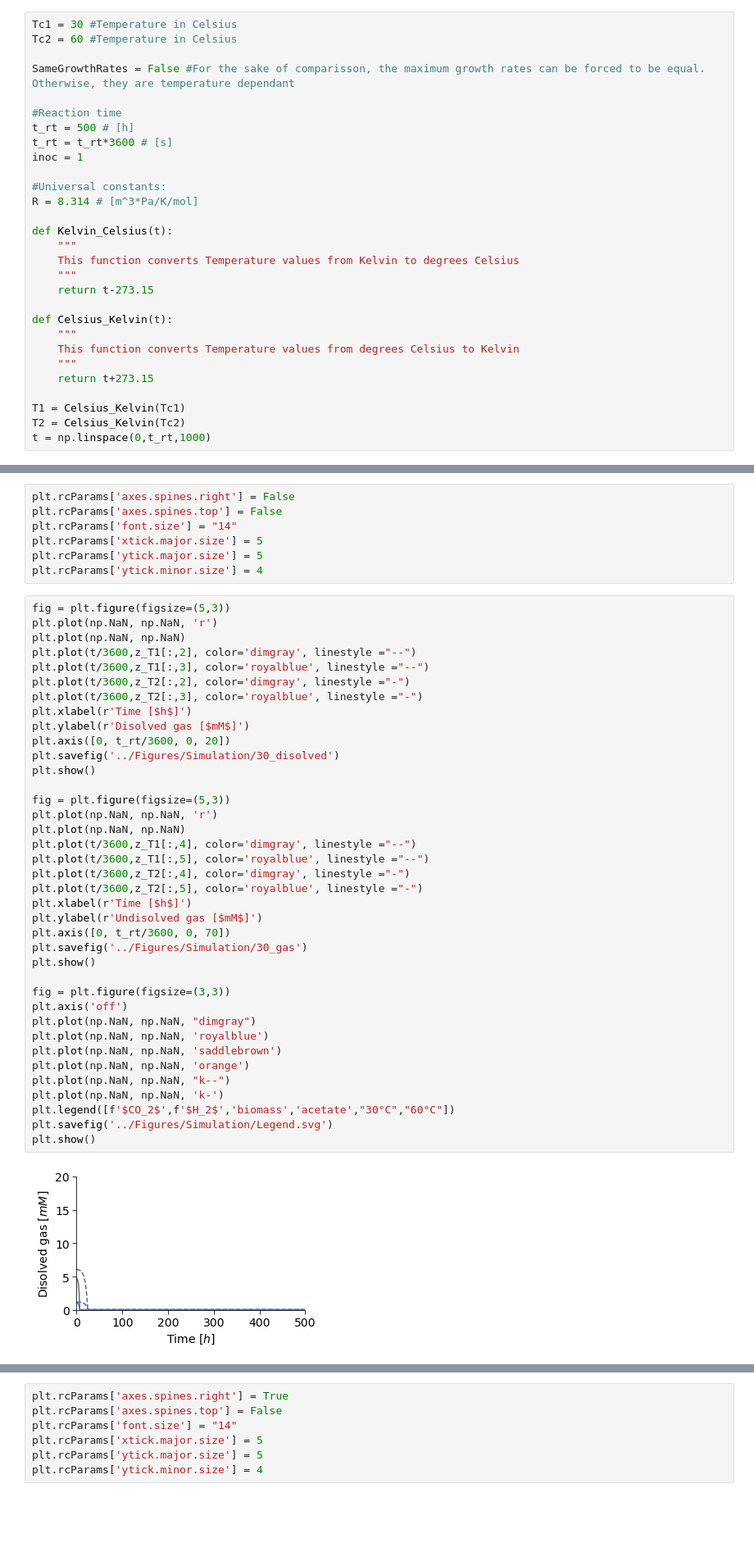
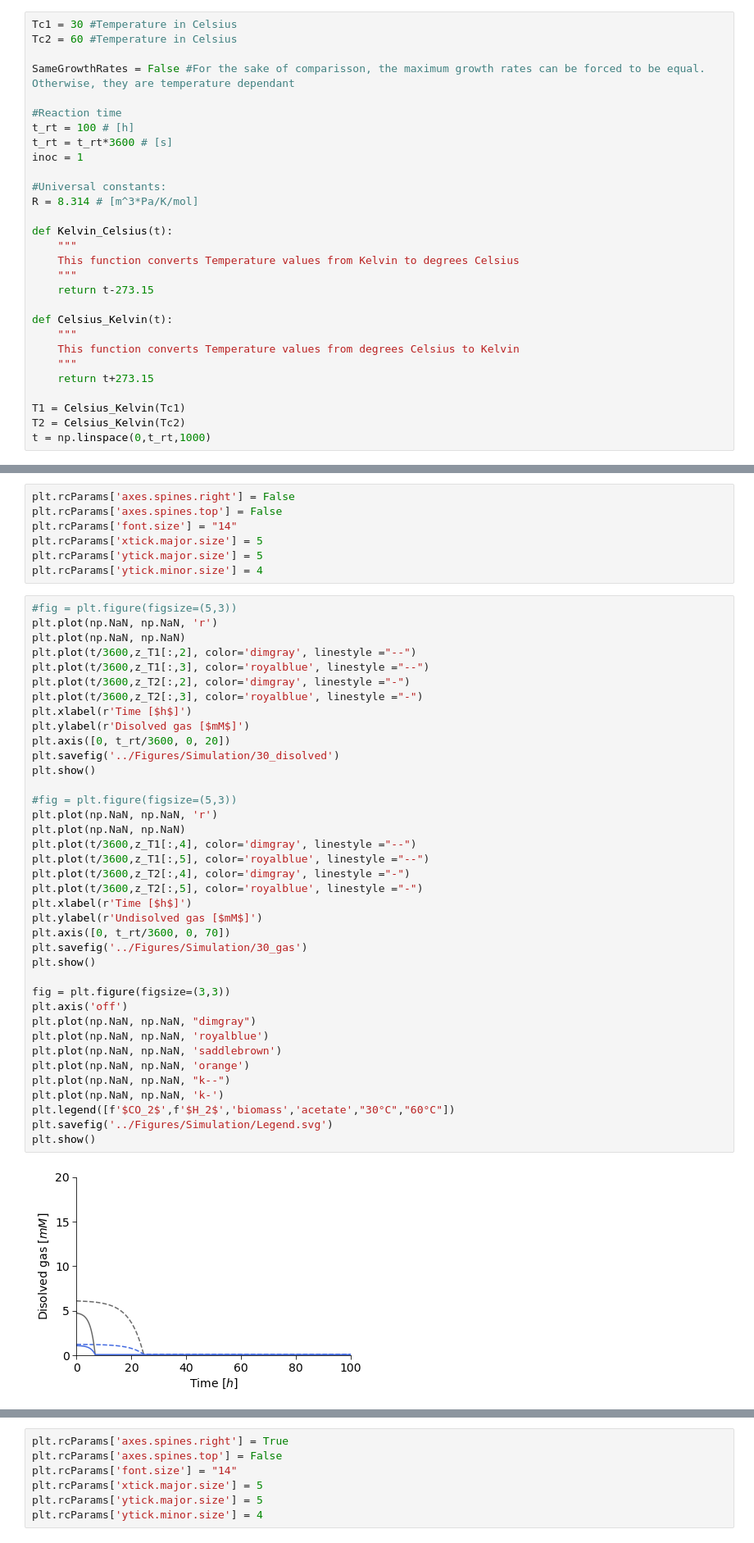
Before and after one commit to biosustain/CO2_fixation_models, a Jupyter notebook: Scripts/04_SimAcetogensBubbleColumn_StrippedProd_CO2only.ipynb, the cells around one changed output, grey strips where cells are left out. Shown at 82% size. Drawn from its saved outputs; the diff is of its cells as text; blank space fills up the shorter version.

```diff
--- a/Scripts/04_SimAcetogensBubbleColumn_StrippedProd_CO2only.ipynb
+++ b/Scripts/04_SimAcetogensBubbleColumn_StrippedProd_CO2only.ipynb
@@ -23,7 +23,7 @@ Tc2 = 60 #Temperature in Celsius
 SameGrowthRates = False #For the sake of comparisson, the maximum growth rates can be forced to be equal. Otherwise, they are temperature dependant
 
 #Reaction time
-t_rt = 500 # [h]
+t_rt = 100 # [h]
 t_rt = t_rt*3600 # [s]
 inoc = 1
 
@@ -378,7 +378,7 @@ plt.rcParams['xtick.major.size'] = 5
 plt.rcParams['ytick.major.size'] = 5
 plt.rcParams['ytick.minor.size'] = 4
 # %%
-fig = plt.figure(figsize=(5,3))
+#fig = plt.figure(figsize=(5,3))
 plt.plot(np.NaN, np.NaN, 'r')
 plt.plot(np.NaN, np.NaN)
 plt.plot(t/3600,z_T1[:,2], color='dimgray', linestyle ="--")
@@ -388,32 +388,32 @@ plt.plot(t/3600,z_T2[:,3], color='royalblue', linestyle ="-")
 plt.xlabel(r'Time [$h$]')
 plt.ylabel(r'Disolved gas [$mM$]')
 plt.axis([0, t_rt/3600, 0, 20])
 plt.savefig('../Figures/Simulation/30_disolved')
 plt.show()
 
-fig = plt.figure(figsize=(5,3))
+#fig = plt.figure(figsize=(5,3))
 plt.plot(np.NaN, np.NaN, 'r')
 plt.plot(np.NaN, np.NaN)
 plt.plot(t/3600,z_T1[:,4], color='dimgray', linestyle ="--")
 plt.plot(t/3600,z_T1[:,5], color='royalblue', linestyle ="--")
 plt.plot(t/3600,z_T2[:,4], color='dimgray', linestyle ="-")
 plt.plot(t/3600,z_T2[:,5], color='royalblue', linestyle ="-")
 plt.xlabel(r'Time [$h$]')
 plt.ylabel(r'Undisolved gas [$mM$]')
 plt.axis([0, t_rt/3600, 0, 70])
 plt.savefig('../Figures/Simulation/30_gas')
 plt.show()
 
 fig = plt.figure(figsize=(3,3))
 plt.axis('off')
 plt.plot(np.NaN, np.NaN, "dimgray")
 plt.plot(np.NaN, np.NaN, 'royalblue')
 plt.plot(np.NaN, np.NaN, 'saddlebrown')
 plt.plot(np.NaN, np.NaN, 'orange')
 plt.plot(np.NaN, np.NaN, "k--")
 plt.plot(np.NaN, np.NaN, 'k-')
 plt.legend([f'$CO_2$',f'$H_2$','biomass','acetate',"30°C","60°C"])
 plt.savefig('../Figures/Simulation/Legend.svg')
 plt.show()
 # %% [output]
-[figure, old version]
+[figure, new version]
```
Also changed, not shown: parts of 10 cells of this notebook, 19 other files.
